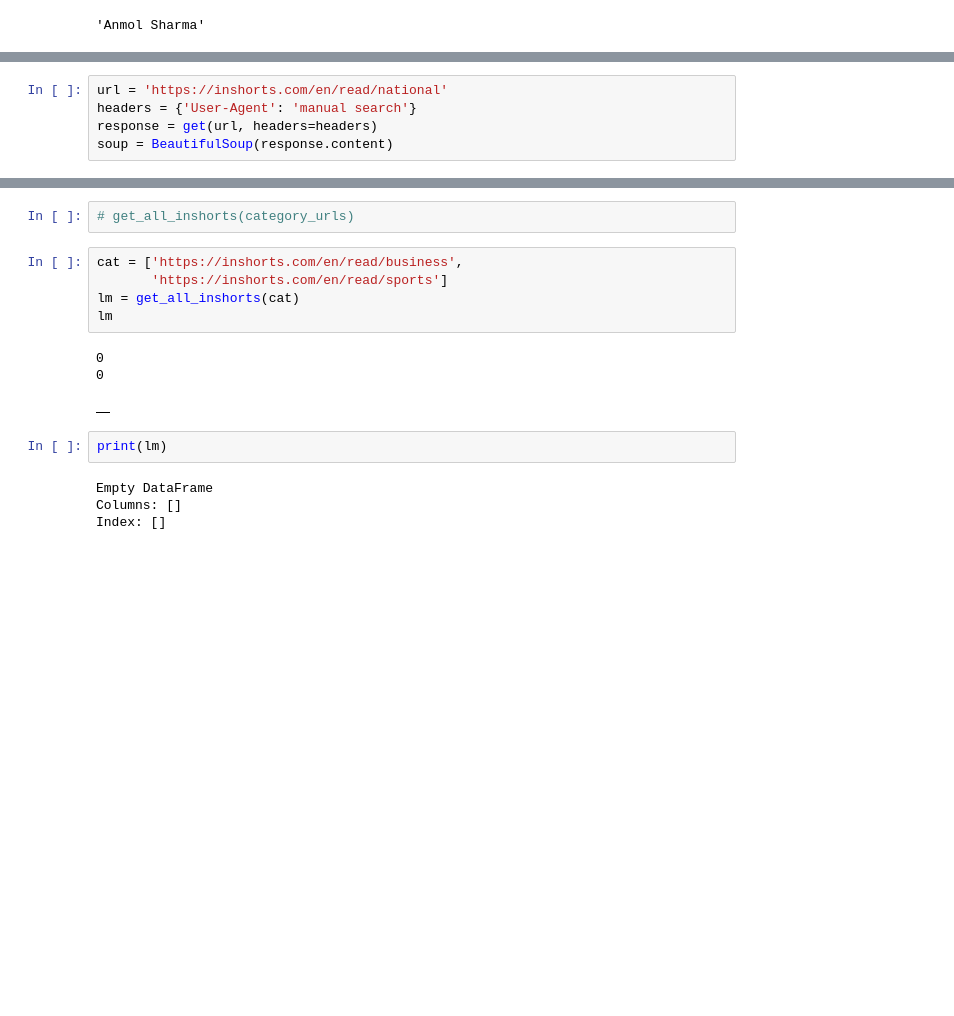
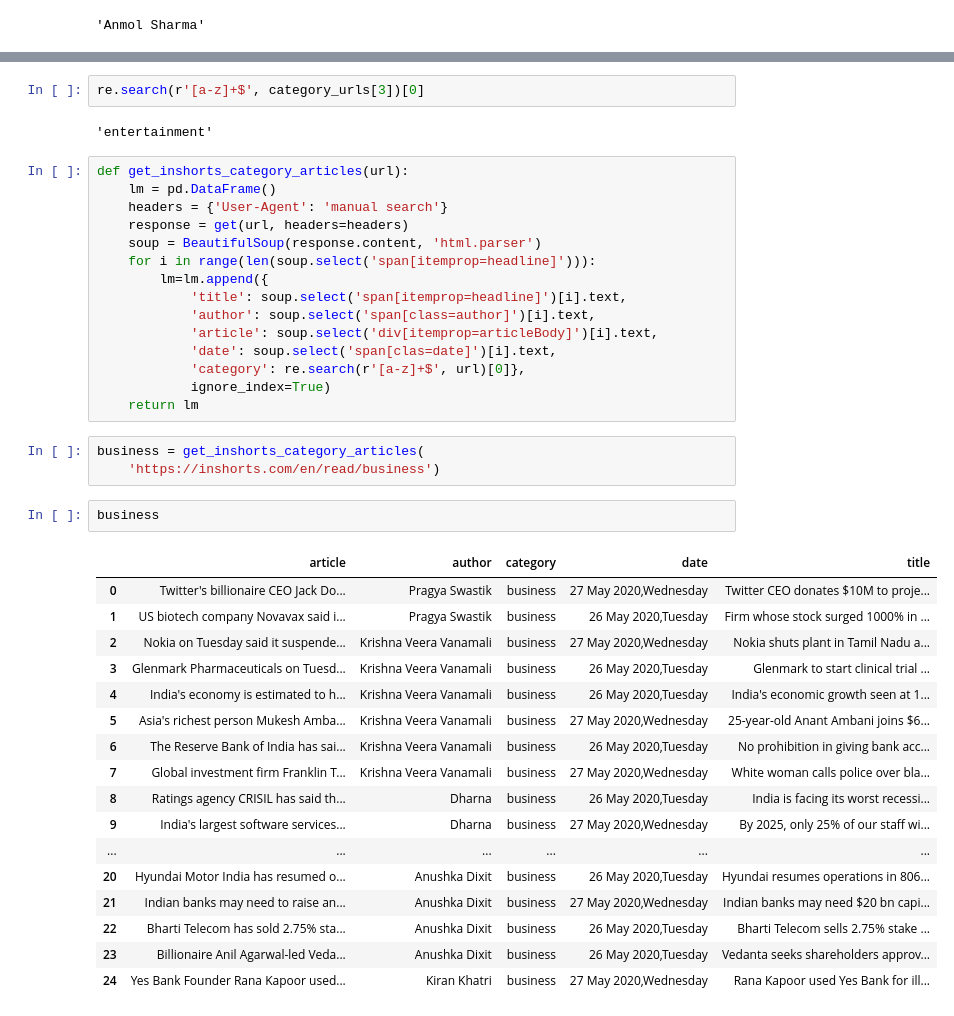
Before and after one commit to CameronGTaylor/natural-language-processing, a Jupyter notebook: acquire.ipynb, the cells around one changed output, grey strips where cells are left out. Cells and saved outputs as stored; diff of their text form; blank space fills up the shorter version.

```diff
--- a/acquire.ipynb
+++ b/acquire.ipynb
@@ -92,5 +71,0 @@ get_inshorts_article('https://inshorts.com/en/news/govt-publicly-releases-source
-# %%
-url = 'https://inshorts.com/en/read/national'
-headers = {'User-Agent': 'manual search'}
-response = get(url, headers=headers)
-soup = BeautifulSoup(response.content)
@@ -147,17 +82,42 @@ def get_all_inshorts(category_urls):
-# %%
-# get_all_inshorts(category_urls)
+# %%
+re.search(r'[a-z]+$', category_urls[3])[0]
+# %% [output]
+'entertainment'
+# %%
+def get_inshorts_category_articles(url):
+    lm = pd.DataFrame()
+    headers = {'User-Agent': 'manual search'}
+    response = get(url, headers=headers)
+    soup = BeautifulSoup(response.content, 'html.parser')
+    for i in range(len(soup.select('span[itemprop=headline]'))):
+        lm=lm.append({
+            'title': soup.select('span[itemprop=headline]')[i].text,
+            'author': soup.select('span[class=author]')[i].text,
+            'article': soup.select('div[itemprop=articleBody]')[i].text,
+            'date': soup.select('span[clas=date]')[i].text,
+            'category': re.search(r'[a-z]+$', url)[0]},
+            ignore_index=True)
+    return lm
 # %%
-cat = ['https://inshorts.com/en/read/business',
-       'https://inshorts.com/en/read/sports']
-lm = get_all_inshorts(cat)
-lm
+business = get_inshorts_category_articles(
+    'https://inshorts.com/en/read/business')
-# %% [output]
-0
-0
-|  |
-# %%
-print(lm)
-# %% [output]
-Empty DataFrame
-Columns: []
-Index: []
+# %%
+business
+# %% [output]
+|  | article | author | category | date | title |
+| 0 | Twitter's billionaire CEO Jack Do... | Pragya Swastik | business | 27 May 2020,Wednesday | Twitter CEO donates $10M to proje... |
+| 1 | US biotech company Novavax said i... | Pragya Swastik | business | 26 May 2020,Tuesday | Firm whose stock surged 1000% in ... |
+| 2 | Nokia on Tuesday said it suspende... | Krishna Veera Vanamali | business | 27 May 2020,Wednesday | Nokia shuts plant in Tamil Nadu a... |
+| 3 | Glenmark Pharmaceuticals on Tuesd... | Krishna Veera Vanamali | business | 26 May 2020,Tuesday | Glenmark to start clinical trial ... |
+| 4 | India's economy is estimated to h... | Krishna Veera Vanamali | business | 26 May 2020,Tuesday | India's economic growth seen at 1... |
+| 5 | Asia's richest person Mukesh Amba... | Krishna Veera Vanamali | business | 27 May 2020,Wednesday | 25-year-old Anant Ambani joins $6... |
+| 6 | The Reserve Bank of India has sai... | Krishna Veera Vanamali | business | 26 May 2020,Tuesday | No prohibition in giving bank acc... |
+| 7 | Global investment firm Franklin T... | Krishna Veera Vanamali | business | 27 May 2020,Wednesday | White woman calls police over bla... |
+| 8 | Ratings agency CRISIL has said th... | Dharna | business | 26 May 2020,Tuesday | India is facing its worst recessi... |
+| 9 | India's largest software services... | Dharna | business | 27 May 2020,Wednesday | By 2025, only 25% of our staff wi... |
+| ... | ... | ... | ... | ... | ... |
+| 20 | Hyundai Motor India has resumed o... | Anushka Dixit | business | 26 May 2020,Tuesday | Hyundai resumes operations in 806... |
+| 21 | Indian banks may need to raise an... | Anushka Dixit | business | 27 May 2020,Wednesday | Indian banks may need $20 bn capi... |
+| 22 | Bharti Telecom has sold 2.75% sta... | Anushka Dixit | business | 26 May 2020,Tuesday | Bharti Telecom sells 2.75% stake ... |
+| 23 | Billionaire Anil Agarwal-led Veda... | Anushka Dixit | business | 26 May 2020,Tuesday | Vedanta seeks shareholders approv... |
+| 24 | Yes Bank Founder Rana Kapoor used... | Kiran Khatri | business | 27 May 2020,Wednesday | Rana Kapoor used Yes Bank for ill... |
```
Also changed, not shown: parts of 13 cells of this notebook.
